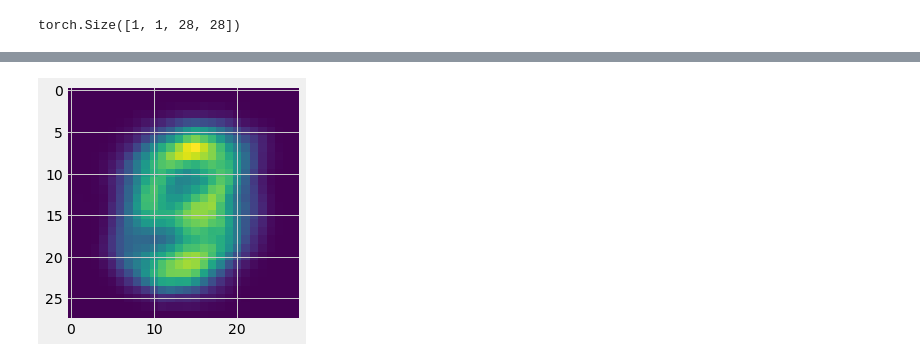
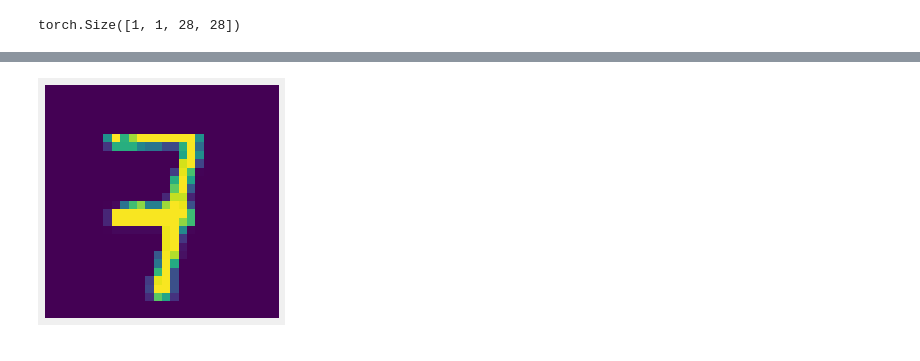
Before and after one commit to AniccsSora/MFA_DAE_ME, a Jupyter notebook: src/畫圖用/AE_example.ipynb, the cells around one changed output, grey strips where cells are left out. Saved outputs shown, nothing was run; the diff lists cells and outputs as text; code cells hidden in the pictures.

```diff
--- a/src/畫圖用/AE_example.ipynb
+++ b/src/畫圖用/AE_example.ipynb
@@ -149,7 +125,7 @@ torch.Size([1, 6272])
 torch.Size([1, 1, 28, 28])
 torch.Size([1, 1, 28, 28])
 # %%
-model = AE()
+model = NAE()
 model.cuda()
 
 # Validation using MSE Loss function
@@ -157,6 +133,6 @@ loss_function = torch.nn.MSELoss()
 
 # Using an Adam Optimizer with lr = 0.1
 optimizer = torch.optim.Adam(model.parameters(),
-                             lr = 1e-1,
+                             lr = 1e-4,
                              weight_decay = 1e-8)
 # %%
@@ -186,8 +144,10 @@ outputs = []
 losses = []
 for epoch in range(epochs):
     for (image, _) in loader:
-        # Reshaping the image to (-1, 784)
-        image = image.reshape(-1, 28*28)
+        # Reshaping the image to (-1, 784) , for fully connected bulid,
+        # Reshaping the image to (-1(batch size), channel, rows(h), cols(w)) , for CNN bulid.
+        image = image.reshape(-1, 1, 28, 28)
+        image = image * 255
         image = torch.tensor(image, device=device)
         # Output of Autoencoder
         reconstructed = model(image)
@@ -217,13 +177,12 @@ plt.plot(losses[-100:])
 # %%
 for i, item in enumerate(image):
 
-  # Reshape the array for plotting
-  item = item.reshape(-1, 28, 28).detach().cpu().numpy()
-  plt.imshow(item[0])
-
-for i, item in enumerate(reconstructed):
-  item = item.reshape(-1, 28, 28).detach().cpu().numpy()
-  plt.imshow(item[0])
+    # Reshape the array for plotting
+    item = item.reshape(-1, 28, 28).detach().cpu().numpy()
+    plt.axis('off')
+    plt.imshow(item[0])
+    plt.show()
+    break
 # %% [output]
-[figure, old version]
+[figure, new version]
 # %%
```
Also changed, not shown: parts of 11 cells of this notebook, 2 other files.
